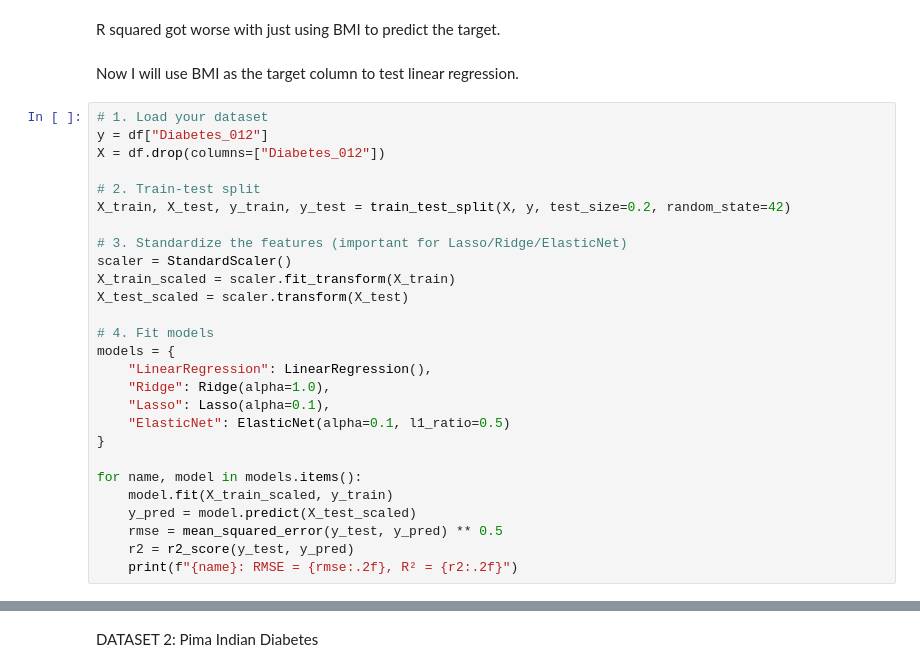
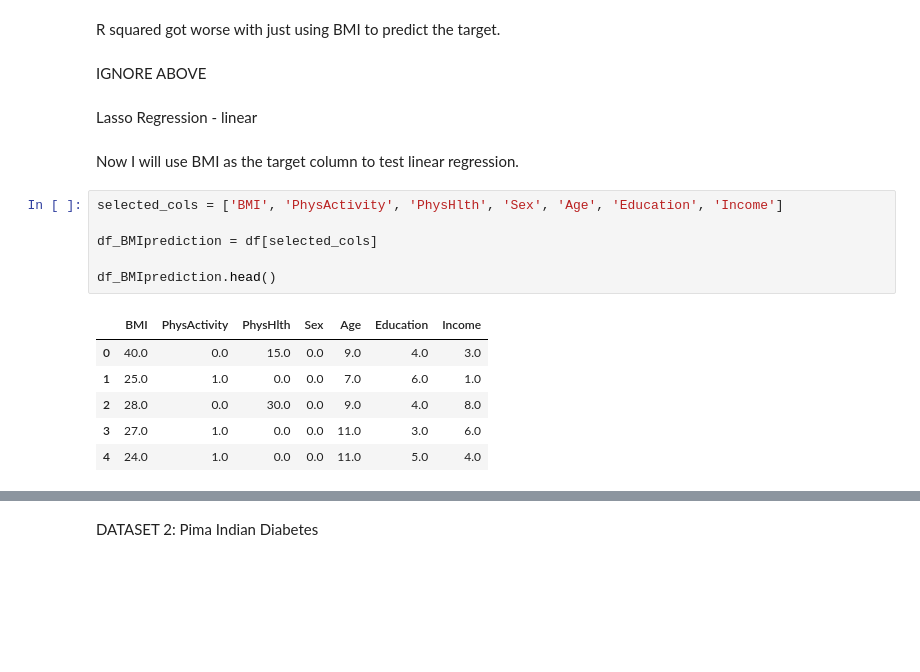
Before and after one commit to rain-dimen/Data-Science-Capstone_Fall-2025, a Jupyter notebook: Capstone-Wk2-JupyterNotebook-Dimen-Rain.ipynb, the cells around one changed output, grey strips where cells are left out. Cells and saved outputs as stored; diff of their text form; blank space fills up the shorter version.

Commit message:
lasso

```diff
--- a/Capstone-Wk2-JupyterNotebook-Dimen-Rain.ipynb
+++ b/Capstone-Wk2-JupyterNotebook-Dimen-Rain.ipynb
@@ -131,32 +133,22 @@ plt.show()
 [figure]
 # %% [markdown]
 R squared got worse with just using BMI to predict the target.
+# %% [markdown]
+IGNORE ABOVE
+# %% [markdown]
+Lasso Regression - linear
 # %% [markdown]
 Now I will use BMI as the target column to test linear regression.
-# %%
-# 1. Load your dataset
-y = df["Diabetes_012"]
-X = df.drop(columns=["Diabetes_012"])
-
-# 2. Train-test split
-X_train, X_test, y_train, y_test = train_test_split(X, y, test_size=0.2, random_state=42)
-
-# 3. Standardize the features (important for Lasso/Ridge/ElasticNet)
-scaler = StandardScaler()
-X_train_scaled = scaler.fit_transform(X_train)
-X_test_scaled = scaler.transform(X_test)
-
-# 4. Fit models
-models = {
-    "LinearRegression": LinearRegression(),
-    "Ridge": Ridge(alpha=1.0),
-    "Lasso": Lasso(alpha=0.1),
-    "ElasticNet": ElasticNet(alpha=0.1, l1_ratio=0.5)
-}
-
-for name, model in models.items():
-    model.fit(X_train_scaled, y_train)
-    y_pred = model.predict(X_test_scaled)
-    rmse = mean_squared_error(y_test, y_pred) ** 0.5
-    r2 = r2_score(y_test, y_pred)
-    print(f"{name}: RMSE = {rmse:.2f}, R² = {r2:.2f}")
+# %%
+selected_cols = ['BMI', 'PhysActivity', 'PhysHlth', 'Sex', 'Age', 'Education', 'Income']
+
+df_BMIprediction = df[selected_cols]
+
+df_BMIprediction.head()
+# %% [output]
+|  | BMI | PhysActivity | PhysHlth | Sex | Age | Education | Income |
+| 0 | 40.0 | 0.0 | 15.0 | 0.0 | 9.0 | 4.0 | 3.0 |
+| 1 | 25.0 | 1.0 | 0.0 | 0.0 | 7.0 | 6.0 | 1.0 |
+| 2 | 28.0 | 0.0 | 30.0 | 0.0 | 9.0 | 4.0 | 8.0 |
+| 3 | 27.0 | 1.0 | 0.0 | 0.0 | 11.0 | 3.0 | 6.0 |
+| 4 | 24.0 | 1.0 | 0.0 | 0.0 | 11.0 | 5.0 | 4.0 |
```
Also changed, not shown: parts of 15 cells of this notebook.
